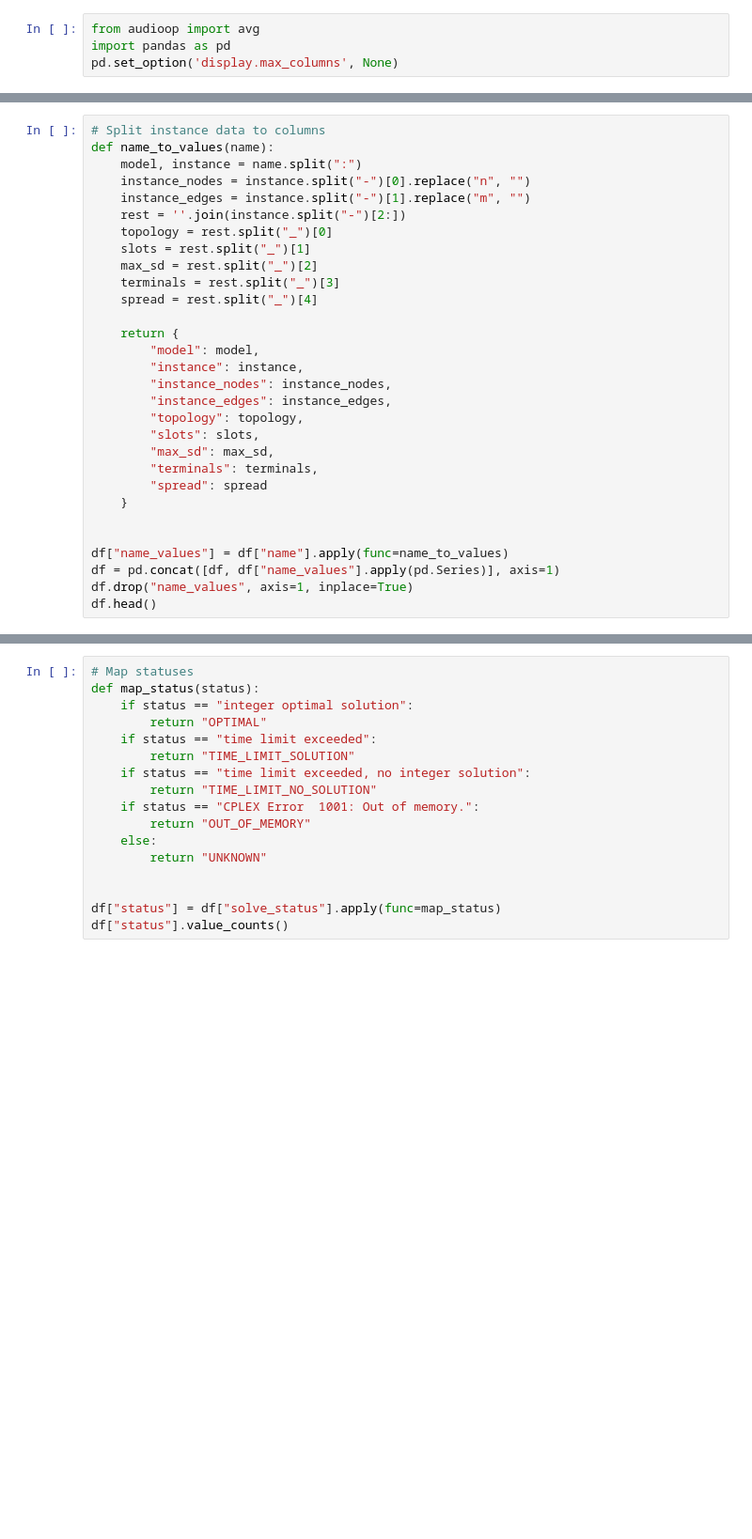
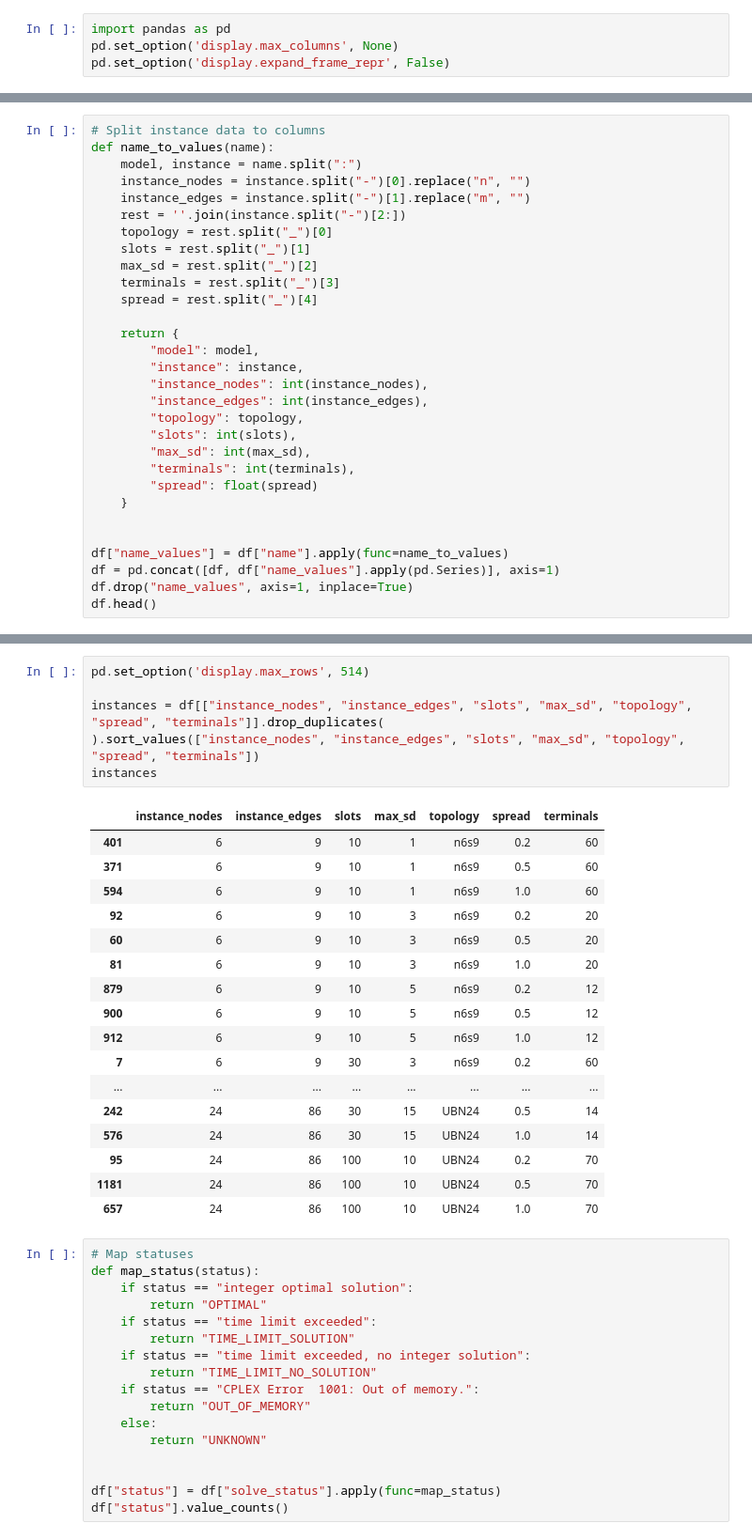
Before and after one commit to nacho692/mrsa, a Jupyter notebook: experimentation/experimentation.ipynb, the cells around one changed output, grey strips where cells are left out. Shown at 94% size. Cells and saved outputs as stored; diff of their text form; blank space fills up the shorter version.

```diff
--- a/experimentation/experimentation.ipynb
+++ b/experimentation/experimentation.ipynb
@@ -1,7 +1,7 @@
 # %%
-from audioop import avg
 import pandas as pd
 pd.set_option('display.max_columns', None)
+pd.set_option('display.expand_frame_repr', False)
 # %%
 df = pd.read_csv("data.csv")
 df.head()
@@ -45,13 +45,13 @@ def name_to_values(name):
     return {
         "model": model,
         "instance": instance,
-        "instance_nodes": instance_nodes,
-        "instance_edges": instance_edges,
+        "instance_nodes": int(instance_nodes),
+        "instance_edges": int(instance_edges),
         "topology": topology,
-        "slots": slots,
-        "max_sd": max_sd,
-        "terminals": terminals,
-        "spread": spread
+        "slots": int(slots),
+        "max_sd": int(max_sd),
+        "terminals": int(terminals),
+        "spread": float(spread)
     }
 
 
@@ -66,6 +66,30 @@ df.head()
 | 2 | 26.0 | 293.031195 | 3630 | 0.000000 | 9563 | 369 | 528 | ... |
 | 3 | 27.0 | 103165.933209 | 16474 | 0.578125 | 418021 | 24900 | 602 | ... |
 | 4 | 77.0 | 619.923195 | 86256 | 0.000000 | 239 | 0 | 2448 | ... |
+# %%
+pd.set_option('display.max_rows', 514)
+
+instances = df[["instance_nodes", "instance_edges", "slots", "max_sd", "topology", "spread", "terminals"]].drop_duplicates(
+).sort_values(["instance_nodes", "instance_edges", "slots", "max_sd", "topology", "spread", "terminals"])
+instances
+# %% [output]
+|  | instance_nodes | instance_edges | slots | max_sd | topology | spread | terminals |
+| 401 | 6 | 9 | 10 | 1 | n6s9 | 0.2 | 60 |
+| 371 | 6 | 9 | 10 | 1 | n6s9 | 0.5 | 60 |
+| 594 | 6 | 9 | 10 | 1 | n6s9 | 1.0 | 60 |
+| 92 | 6 | 9 | 10 | 3 | n6s9 | 0.2 | 20 |
+| 60 | 6 | 9 | 10 | 3 | n6s9 | 0.5 | 20 |
+| 81 | 6 | 9 | 10 | 3 | n6s9 | 1.0 | 20 |
+| 879 | 6 | 9 | 10 | 5 | n6s9 | 0.2 | 12 |
+| 900 | 6 | 9 | 10 | 5 | n6s9 | 0.5 | 12 |
+| 912 | 6 | 9 | 10 | 5 | n6s9 | 1.0 | 12 |
+| 7 | 6 | 9 | 30 | 3 | n6s9 | 0.2 | 60 |
+| ... | ... | ... | ... | ... | ... | ... | ... |
+| 242 | 24 | 86 | 30 | 15 | UBN24 | 0.5 | 14 |
+| 576 | 24 | 86 | 30 | 15 | UBN24 | 1.0 | 14 |
+| 95 | 24 | 86 | 100 | 10 | UBN24 | 0.2 | 70 |
+| 1181 | 24 | 86 | 100 | 10 | UBN24 | 0.5 | 70 |
+| 657 | 24 | 86 | 100 | 10 | UBN24 | 1.0 | 70 |
 # %%
 # Map statuses
 def map_status(status):
```
Also changed, not shown: 42 other files.
